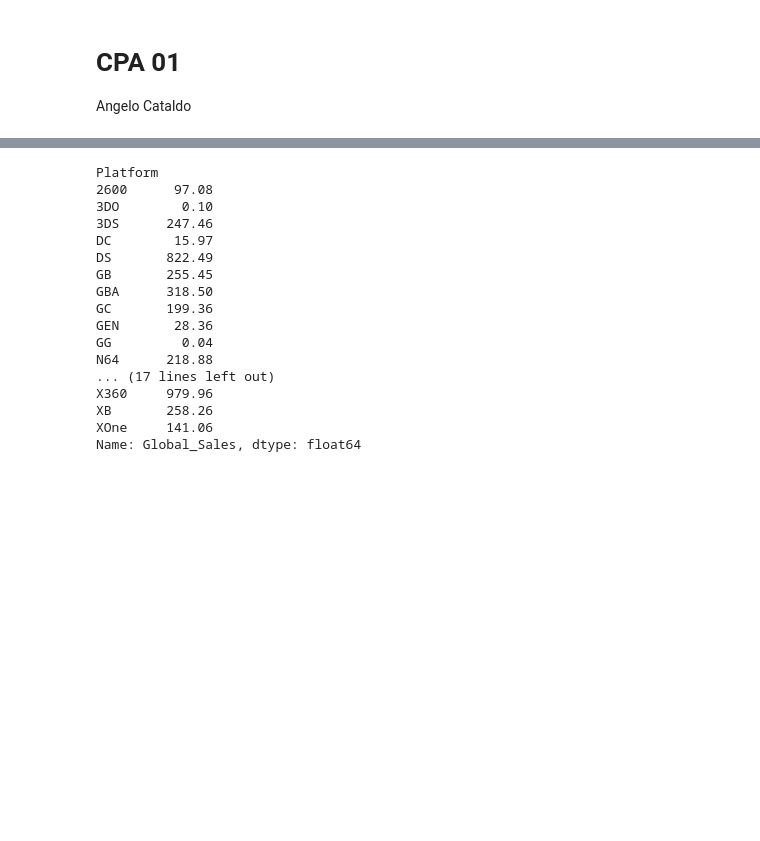
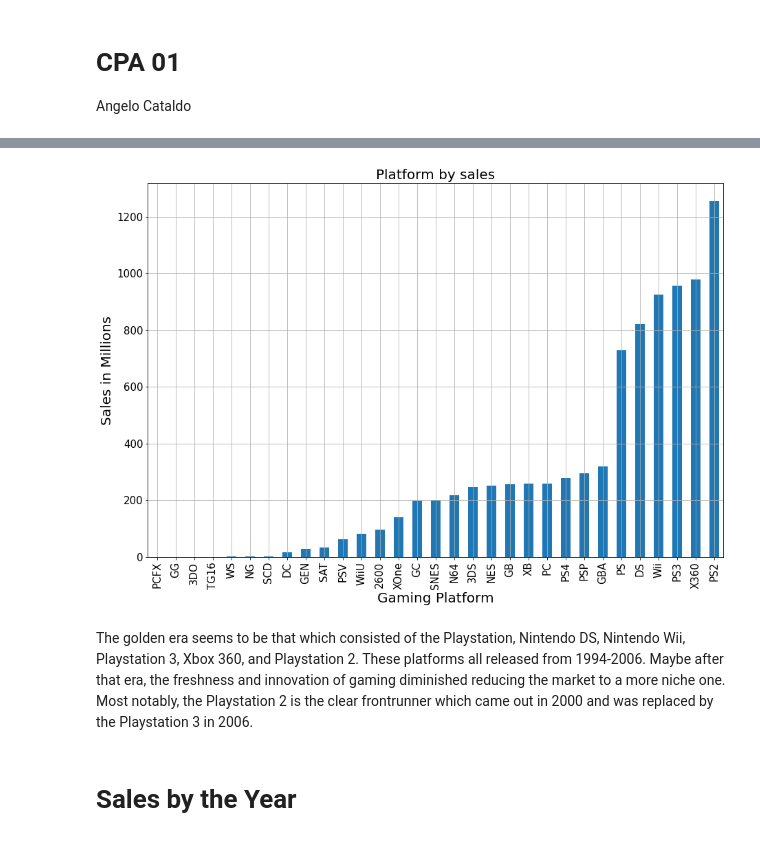
Before and after one commit to AngeloC3/cs103a-cpa01, a Jupyter notebook: cpa01.ipynb, the cells around one changed output, grey strips where cells are left out. Saved outputs shown, nothing was run; the diff lists cells and outputs as text; code cells hidden in the pictures; blank space fills up the shorter version.

```diff
--- a/cpa01.ipynb
+++ b/cpa01.ipynb
@@ -30,21 +44,17 @@ gf
 # %%
 totalSalesByPlatform = gf.groupby('Platform')['Global_Sales'].sum()
-totalSalesByPlatform
+totalSalesByPlatform = totalSalesByPlatform.sort_values(ascending=True)
+totalSalesByPlatform.plot(kind="bar", figsize=(15,10))
+plt.xlabel("Gaming Platform", fontsize=20)
+plt.xticks(fontsize=15)
+plt.ylabel("Sales in Millions", fontsize=20)
+plt.yticks(fontsize=15)
+plt.title("Platform by sales", fontsize=20)
+plt.grid()
 # %% [output]
-Platform
-2600      97.08
-3DO        0.10
-3DS      247.46
-DC        15.97
-DS       822.49
-GB       255.45
-GBA      318.50
-GC       199.36
-GEN       28.36
-GG         0.04
-N64      218.88
-... (17 lines left out)
-X360     979.96
-XB       258.26
-XOne     141.06
-Name: Global_Sales, dtype: float64
+[figure, added]
+# %% [markdown]
+The golden era seems to be that which consisted of the Playstation, Nintendo DS, Nintendo Wii, Playstation 3, Xbox 360, and Playstation 2. These platforms all released from 1994-2006. Maybe after that era, the freshness and innovation of gaming diminished reducing the market to a more niche one.<br> </br>
+Most notably, the Playstation 2 is the clear frontrunner which came out in 2000 and was replaced by the Playstation 3 in 2006.
+# %% [markdown]
+# Sales by the Year
```
Also changed, not shown: parts of 7 cells of this notebook.
